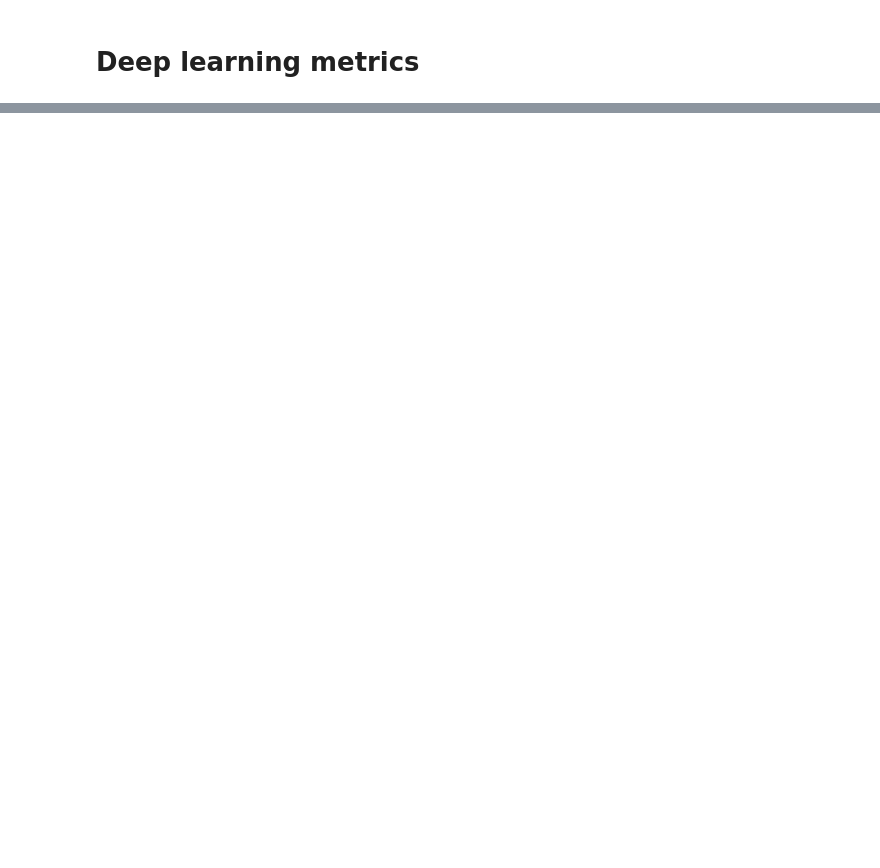
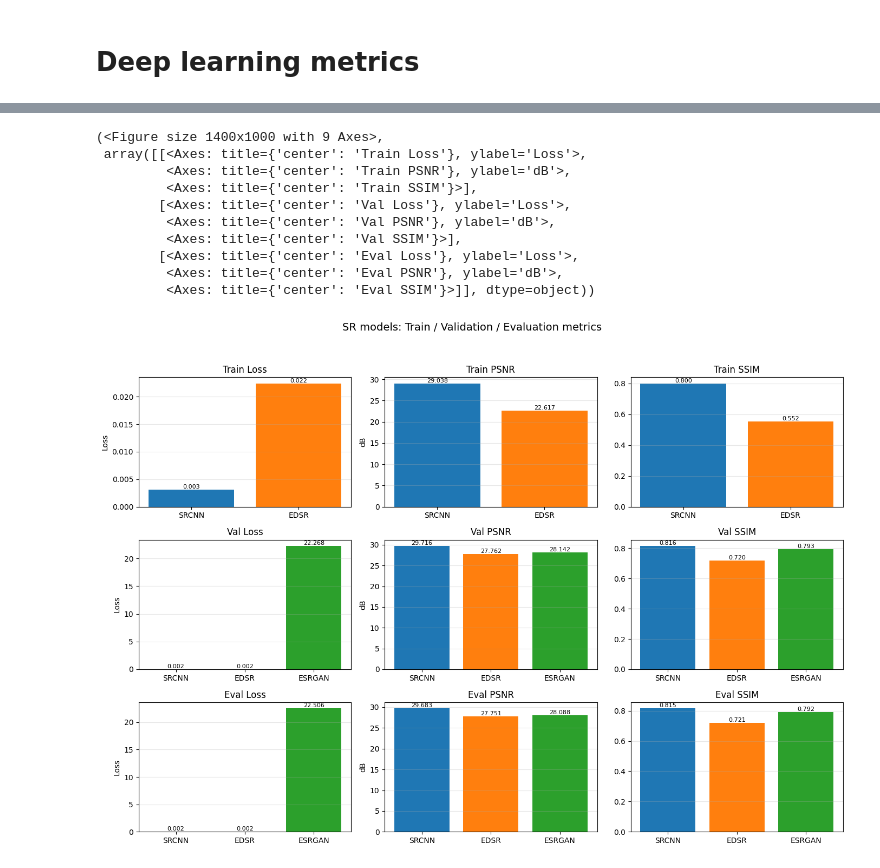
Before and after one commit to bgmanuel99/Super-Resolution-Images-for-3D-Printing-Defect-Detection, a Jupyter notebook: SRModels/defect_detection_pipeline.ipynb, the cells around one changed output, grey strips where cells are left out. Drawn from its saved outputs; the diff is of its cells as text; code cells hidden in the pictures; blank space fills up the shorter version.

```diff
--- a/SRModels/defect_detection_pipeline.ipynb
+++ b/SRModels/defect_detection_pipeline.ipynb
@@ -406,0 +226,24 @@ plt.show()
+# %%
+# Load training metrics
+with open(SRCNN_TRAIN_METRICS_PATH, "rb") as f:
+    srcnn_train_metrics = pickle.load(f)
+with open(EDSR_TRAIN_METRICS_PATH, "rb") as f:
+    edsr_train_metrics = pickle.load(f)
+with open(ESRGAN_TRAIN_METRICS_PATH, "rb") as f:
+    esrgan_train_metrics = pickle.load(f)
+with open(VGG16_TRAIN_METRICS_PATH, "rb") as f:
+    vgg16_train_metrics = pickle.load(f)
+# %%
+plot_sr_metrics(srcnn_train_metrics, edsr_train_metrics, esrgan_train_metrics, save_path="DL_results")
+# %% [output]
+(<Figure size 1400x1000 with 9 Axes>,
+ array([[<Axes: title={'center': 'Train Loss'}, ylabel='Loss'>,
+         <Axes: title={'center': 'Train PSNR'}, ylabel='dB'>,
+         <Axes: title={'center': 'Train SSIM'}>],
+        [<Axes: title={'center': 'Val Loss'}, ylabel='Loss'>,
+         <Axes: title={'center': 'Val PSNR'}, ylabel='dB'>,
+         <Axes: title={'center': 'Val SSIM'}>],
+        [<Axes: title={'center': 'Eval Loss'}, ylabel='Loss'>,
+         <Axes: title={'center': 'Eval PSNR'}, ylabel='dB'>,
+         <Axes: title={'center': 'Eval SSIM'}>]], dtype=object))
+[figure, added]
```
Also changed, not shown: parts of 16 cells of this notebook, 9 other files.
